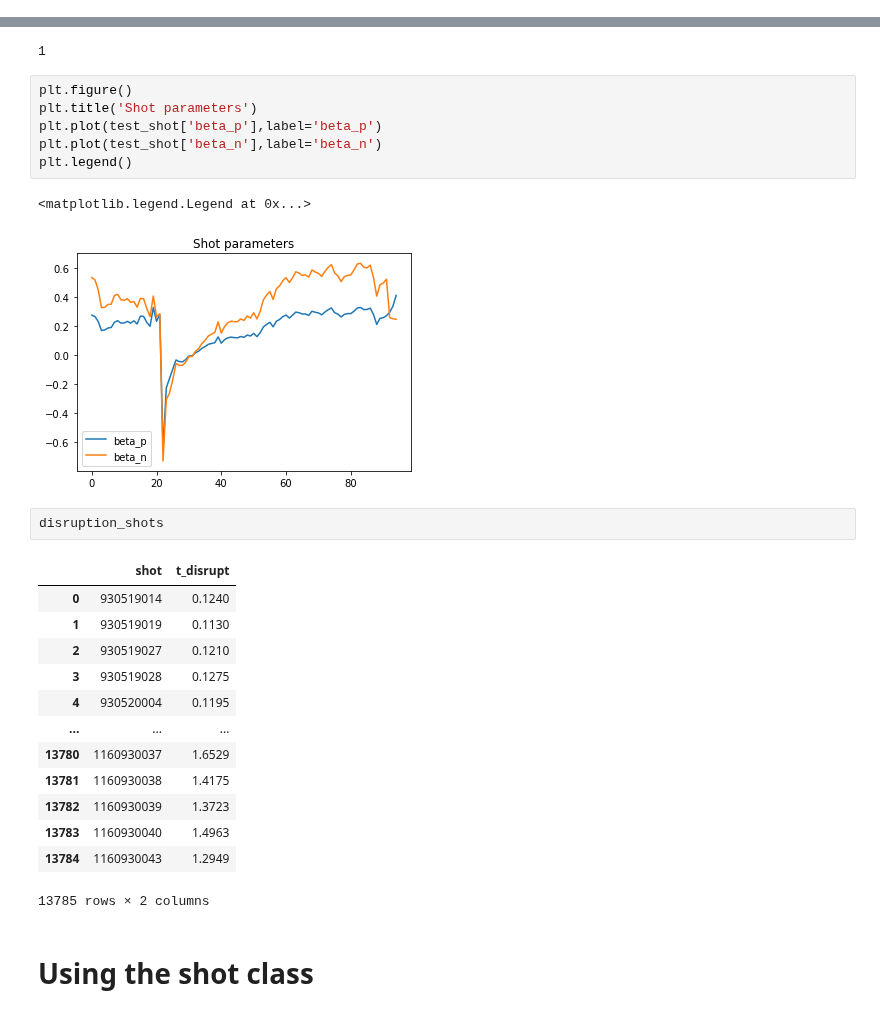
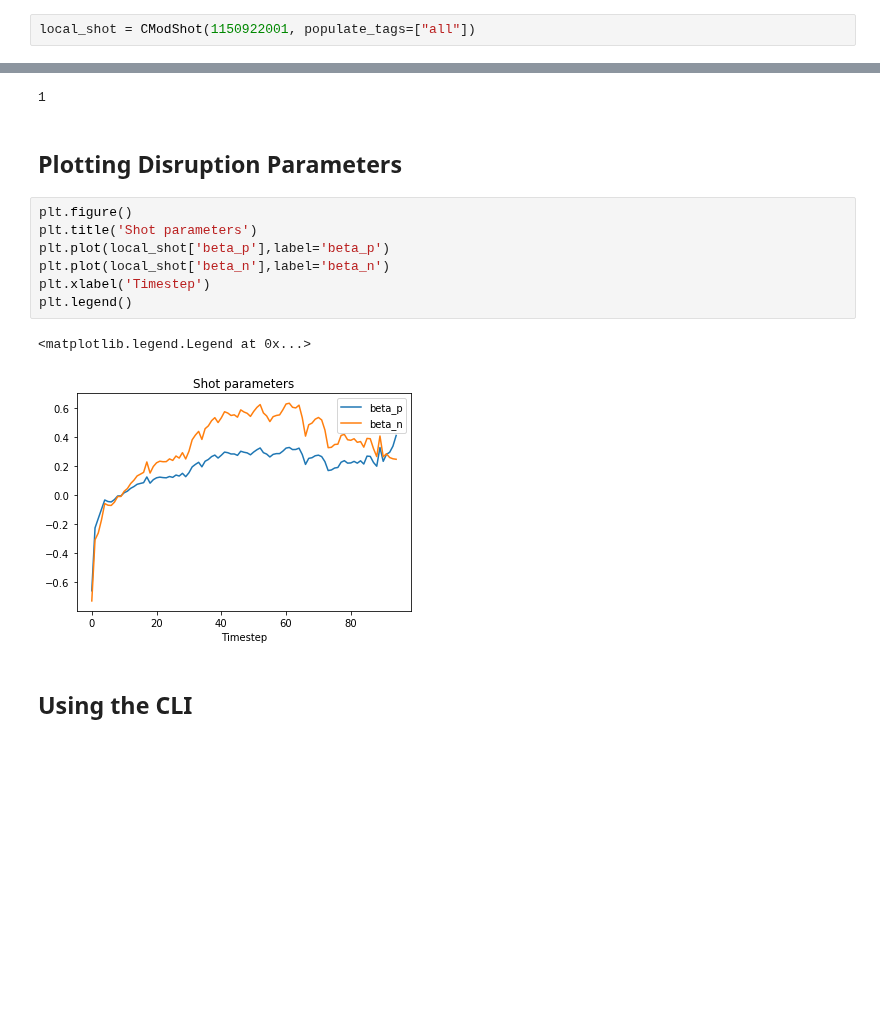
Before and after one commit to MIT-PSFC/disruption-py, a Jupyter notebook: notebooks/cmod_example.ipynb, the cells around one changed output, grey strips where cells are left out. Cells and saved outputs as stored; diff of their text form; blank space fills up the shorter version.

```diff
--- a/notebooks/cmod_example.ipynb
+++ b/notebooks/cmod_example.ipynb
@@ -168,0 +84,2 @@ test_handler.query("select * from disruption_warning where shot = 1150922001 ord
+# %%
+local_shot = CModShot(1150922001, populate_tags=["all"])
@@ -178,30 +106,17 @@ test_handler.add_column("commit_hash")
 ERROR: PROTECTED COLUMN
 ERROR: PROTECTED COLUMN
 1
+# %% [markdown]
+## Plotting Disruption Parameters
 # %%
 plt.figure()
 plt.title('Shot parameters')
-plt.plot(test_shot['beta_p'],label='beta_p')
-plt.plot(test_shot['beta_n'],label='beta_n')
+plt.plot(local_shot['beta_p'],label='beta_p')
+plt.plot(local_shot['beta_n'],label='beta_n')
+plt.xlabel('Timestep')
 plt.legend()
 # %% [output]
 <matplotlib.legend.Legend at 0x...>
-[figure, old version]
+[figure, new version]
-# %%
-disruption_shots
-# %% [output]
-|  | shot | t_disrupt |
-| 0 | 930519014 | 0.1240 |
-| 1 | 930519019 | 0.1130 |
-| 2 | 930519027 | 0.1210 |
-| 3 | 930519028 | 0.1275 |
-| 4 | 930520004 | 0.1195 |
-| ... | ... | ... |
-| 13780 | 1160930037 | 1.6529 |
-| 13781 | 1160930038 | 1.4175 |
-| 13782 | 1160930039 | 1.3723 |
-| 13783 | 1160930040 | 1.4963 |
-| 13784 | 1160930043 | 1.2949 |
-13785 rows × 2 columns
 # %% [markdown]
-# Using the shot class
+## Using the CLI
```
Also changed, not shown: parts of 36 cells of this notebook, 3 other files.
